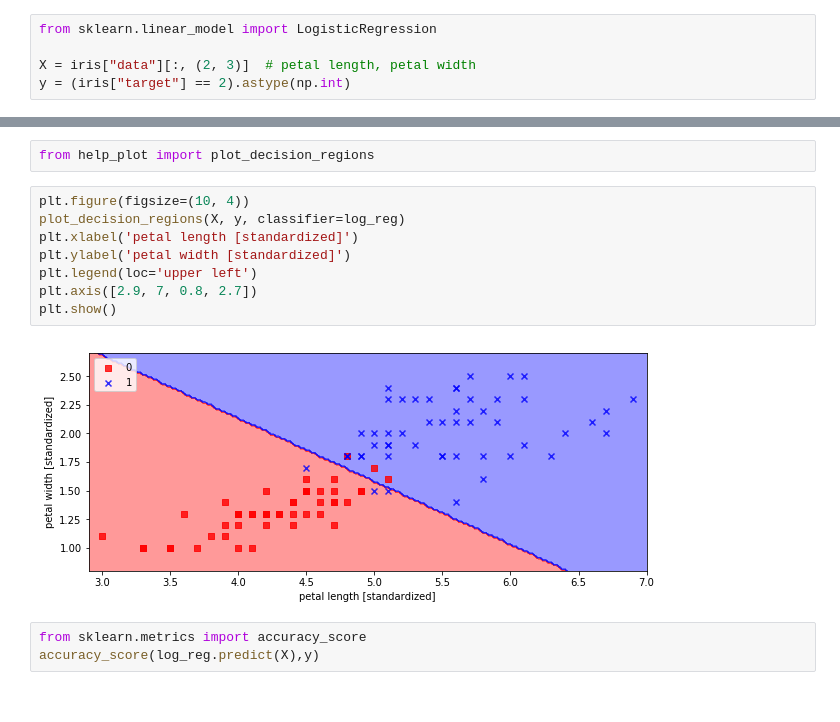
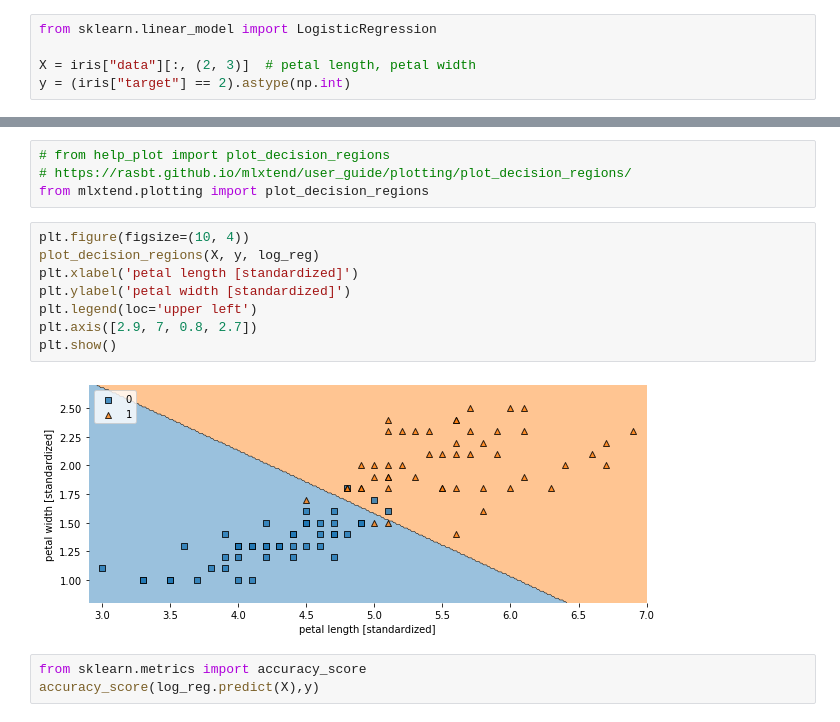
Before and after one commit to przem85/podstawy_sztucznej_inteligencji, a Jupyter notebook: Z08_B_LogisticRegression_iris.ipynb, the cells around one changed output, grey strips where cells are left out. Drawn from its saved outputs; the diff is of its cells as text.

```diff
--- a/Z08_B_LogisticRegression_iris.ipynb
+++ b/Z08_B_LogisticRegression_iris.ipynb
@@ -155,15 +155,17 @@ plt.show()
-# %%
-from help_plot import plot_decision_regions
+# %%
+# from help_plot import plot_decision_regions
+# https://rasbt.github.io/mlxtend/user_guide/plotting/plot_decision_regions/
+from mlxtend.plotting import plot_decision_regions
 # %%
 plt.figure(figsize=(10, 4))
-plot_decision_regions(X, y, classifier=log_reg)
+plot_decision_regions(X, y, log_reg)
 plt.xlabel('petal length [standardized]')
 plt.ylabel('petal width [standardized]')
 plt.legend(loc='upper left')
 plt.axis([2.9, 7, 0.8, 2.7])
 plt.show()
 # %% [output]
-[figure, old version]
+[figure, new version]
 # %%
 from sklearn.metrics import accuracy_score
 accuracy_score(log_reg.predict(X),y)
```
Also changed, not shown: parts of 10 cells of this notebook, 1 other file.
